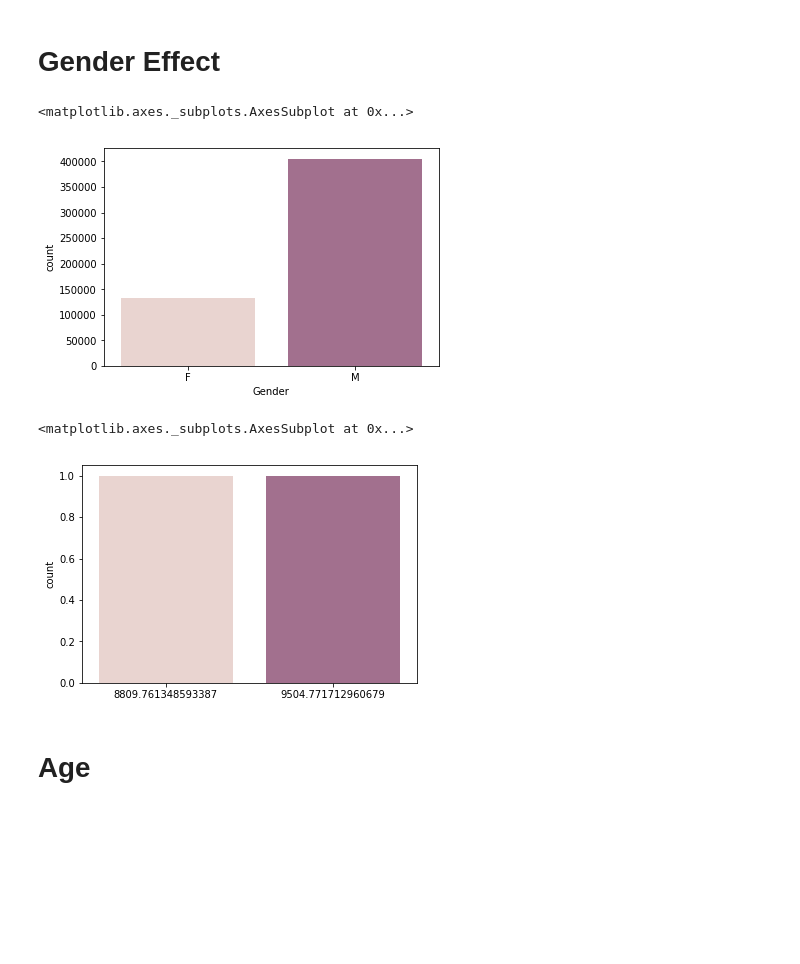
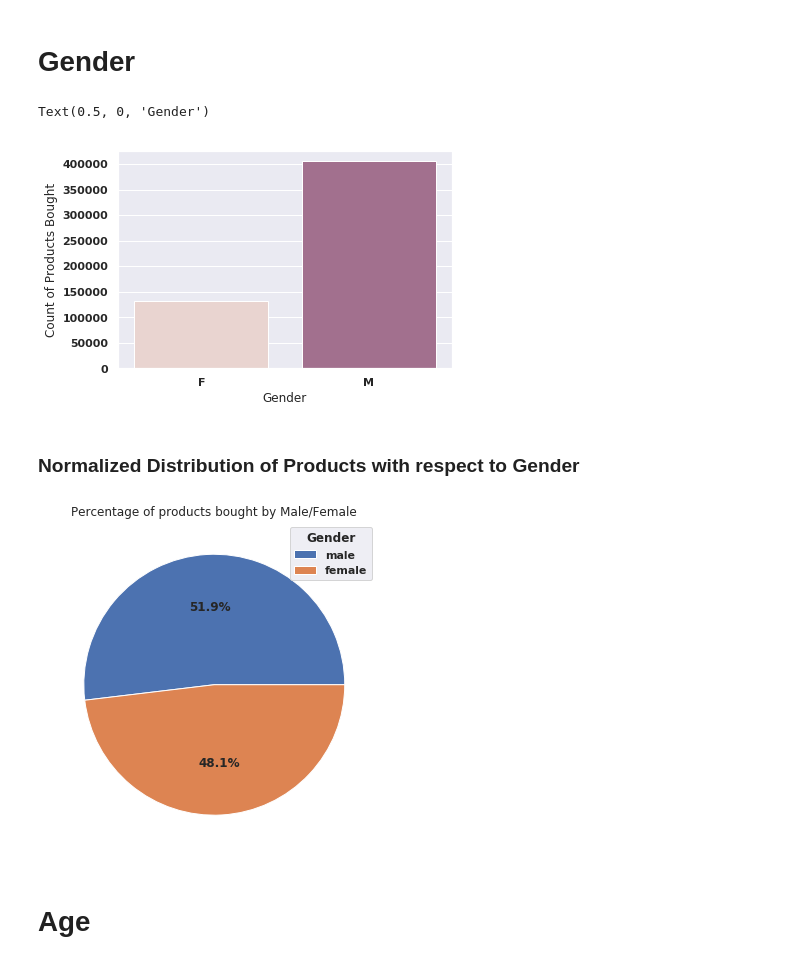
Before and after one commit to AkritiKapur/Black-Friday-Visualization, a Jupyter notebook: visualize.ipynb, the cells around one changed output. Cells and saved outputs as stored; diff of their text form; code cells hidden in the pictures; blank space fills up the shorter version.

Commit message:
All visualizations added

```diff
--- a/visualize.ipynb
+++ b/visualize.ipynb
@@ -8,28 +8,35 @@ import numpy as np
 # Load csv dataset to a pandas dataframe
 df = pd.read_csv("data/BlackFriday.csv")
 # %% [markdown]
-# Gender Effect
+# Gender
 # %%
 # Visualize demographics - Male/female
-sns.countplot(df['Gender'], palette=sns.cubehelix_palette(3))
+ax = sns.countplot(df['Gender'], palette=sns.cubehelix_palette(3))
+ax.set_ylabel("Count of Products Bought")
+ax.set_xlabel("Gender")
 # %% [output]
-<matplotlib.axes._subplots.AxesSubplot at 0x...>
+Text(0.5, 0, 'Gender')
-[figure, old version]
+[figure, new version]
+# %% [markdown]
+### Normalized Distribution of Products with respect to Gender
 # %%
 # visualize relative amount spent bought by male and females
 m_count = df[df['Gender']=='M'].count()[0]
 f_count = df[df['Gender']=='F'].count()[0]
 
 
 # plot distribution of purchases
 m_amount = df[df.Gender == 'M'].Purchase.sum() / m_count
 f_amount = df[df.Gender == 'F'].Purchase.sum() / f_count
 
 # Plot graph
-sns.countplot([m_amount, f_amount], palette=sns.cubehelix_palette(3))
+plt.figure(figsize=(15,6))
+plt.pie([m_amount, f_amount], autopct='%1.1f%%')
+plt.title("Percentage of products bought by Male/Female")
+plt.legend(["male", "female"], title="Gender", loc='upper right')
+plt.show()
 # %% [output]
-<matplotlib.axes._subplots.AxesSubplot at 0x...>
-[figure, old version]
+[figure, new version]
 # %% [markdown]
 # Age
 # %%
```
Also changed, not shown: parts of 4 cells of this notebook.
